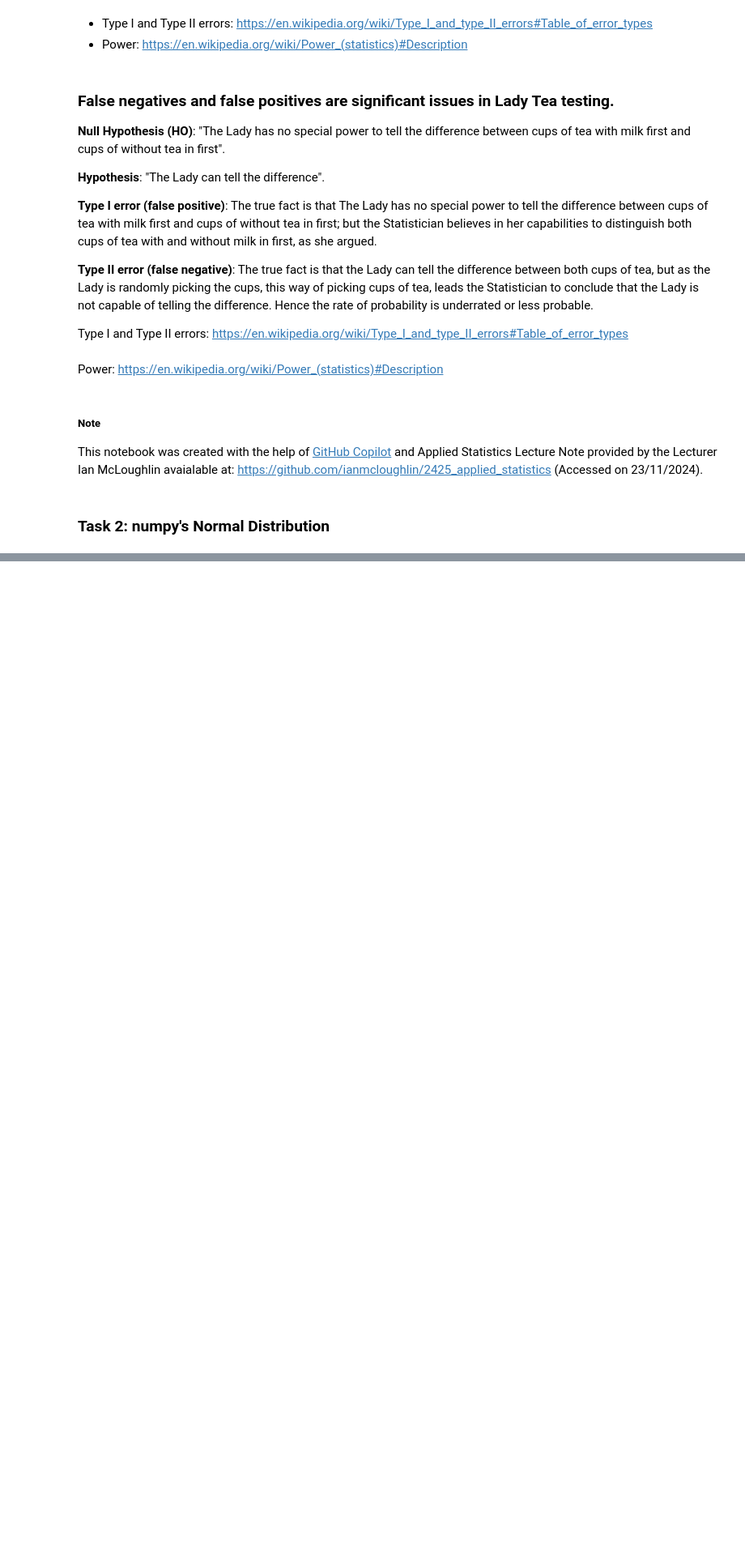
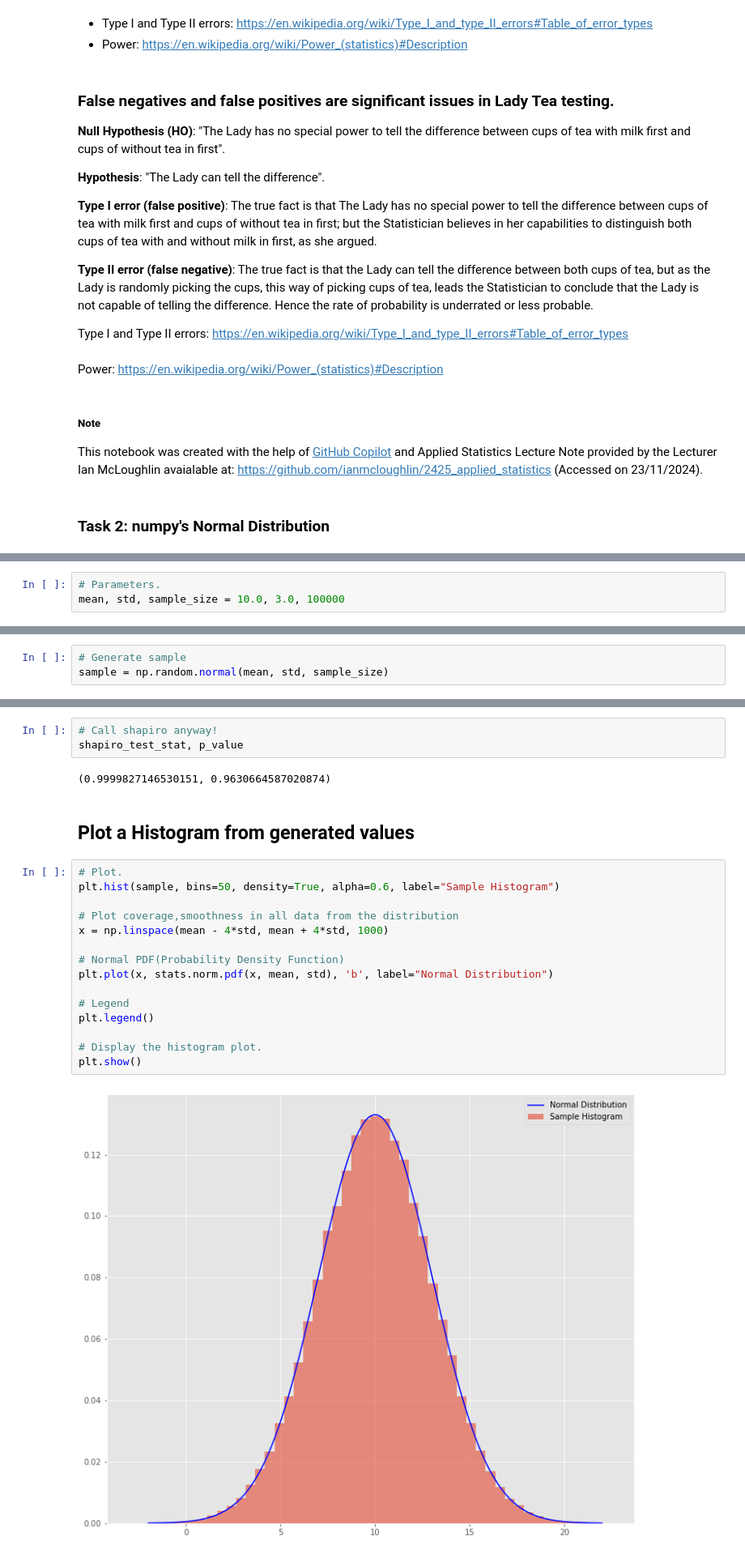
Before and after one commit to Samjean2020/applied_statistics24_25, a Jupyter notebook: tasks.ipynb, the cells around one changed output, grey strips where cells are left out. Shown at 81% size. Cells and saved outputs as stored; diff of their text form; blank space fills up the shorter version.

```diff
--- a/tasks.ipynb
+++ b/tasks.ipynb
@@ -436,0 +451,3 @@ This notebook was created with the help of [GitHub Copilot](https://github.com/f
+# %%
+# Parameters.
+mean, std, sample_size = 10.0, 3.0, 100000
@@ -436,0 +476,3 @@ This notebook was created with the help of [GitHub Copilot](https://github.com/f
+# %%
+# Generate sample
+sample = np.random.normal(mean, std, sample_size)
@@ -436,0 +549,24 @@ This notebook was created with the help of [GitHub Copilot](https://github.com/f
+# %%
+# Call shapiro anyway!
+shapiro_test_stat, p_value
+# %% [output]
+(0.9999827146530151, 0.9630664587020874)
+# %% [markdown]
+## Plot a Histogram from generated values
+# %%
+# Plot.
+plt.hist(sample, bins=50, density=True, alpha=0.6, label="Sample Histogram")
+
+# Plot coverage,smoothness in all data from the distribution
+x = np.linspace(mean - 4*std, mean + 4*std, 1000)
+
+# Normal PDF(Probability Density Function)
+plt.plot(x, stats.norm.pdf(x, mean, std), 'b', label="Normal Distribution")
+
+# Legend
+plt.legend()
+
+# Display the histogram plot.
+plt.show()
+# %% [output]
+[figure, added]
```
Also changed, not shown: parts of 143 cells of this notebook.
